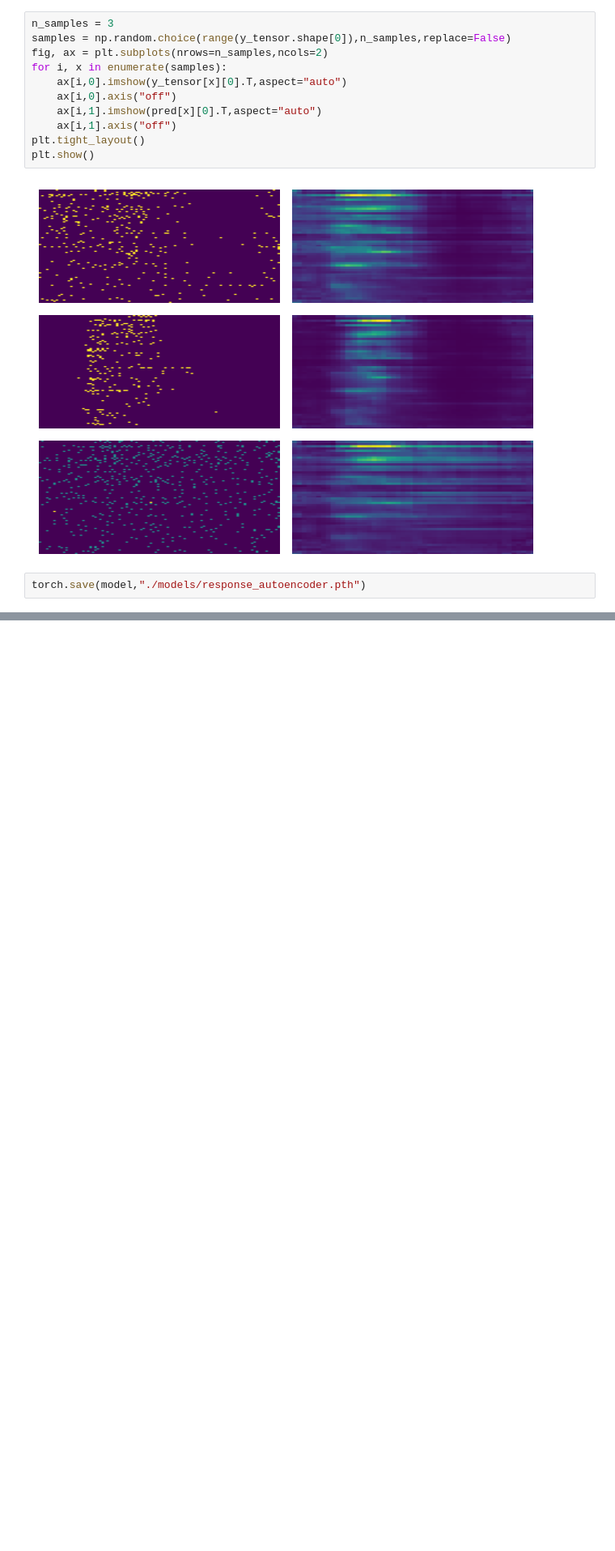
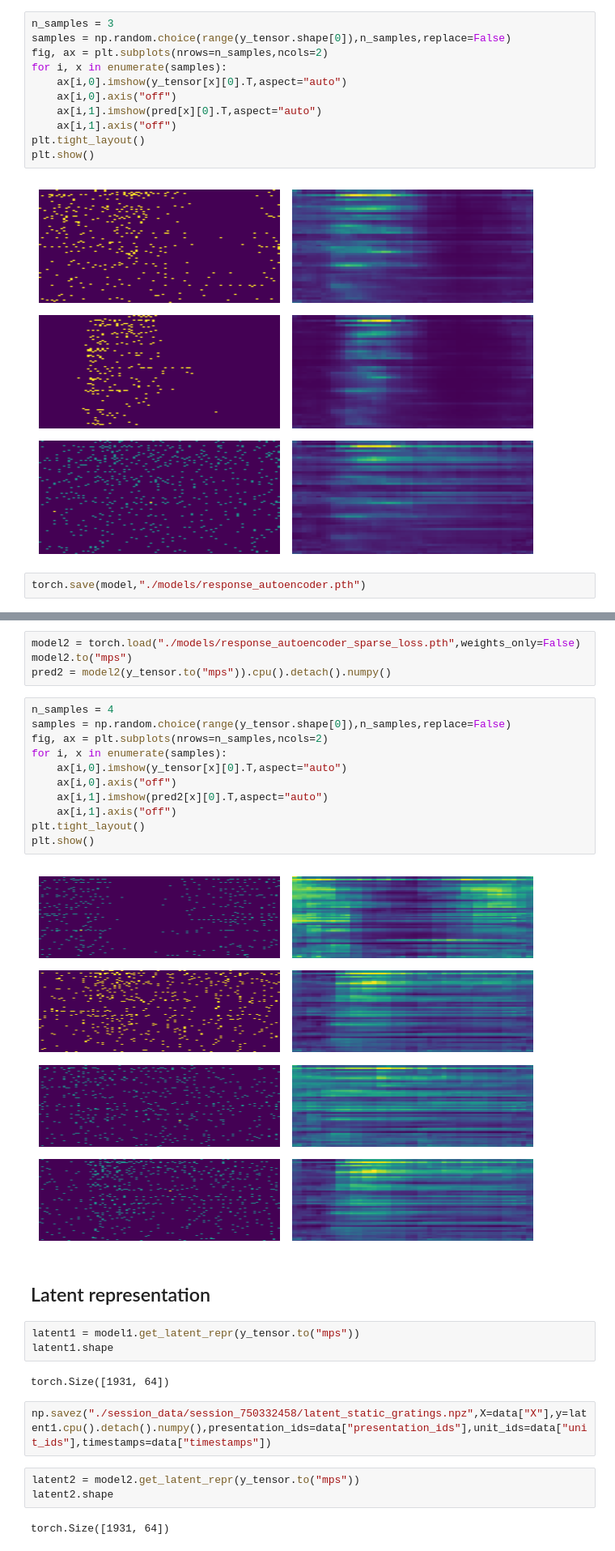
Before and after one commit to PhilSchoeb/ift-6168-project, a Jupyter notebook: dimensionality_reduction/autoencoder.ipynb, the cells around one changed output, grey strips where cells are left out. Shown at 81% size. Saved outputs shown, nothing was run; the diff lists cells and outputs as text; blank space fills up the shorter version.

Commit message:
save latent representations

```diff
--- a/dimensionality_reduction/autoencoder.ipynb
+++ b/dimensionality_reduction/autoencoder.ipynb
@@ -68,0 +98,31 @@ torch.save(model,"./models/response_autoencoder.pth")
+# %%
+model2 = torch.load("./models/response_autoencoder_sparse_loss.pth",weights_only=False)
+model2.to("mps")
+pred2 = model2(y_tensor.to("mps")).cpu().detach().numpy()
+# %%
+n_samples = 4
+samples = np.random.choice(range(y_tensor.shape[0]),n_samples,replace=False)
+fig, ax = plt.subplots(nrows=n_samples,ncols=2)
+for i, x in enumerate(samples):
+    ax[i,0].imshow(y_tensor[x][0].T,aspect="auto")
+    ax[i,0].axis("off")
+    ax[i,1].imshow(pred2[x][0].T,aspect="auto")
+    ax[i,1].axis("off")
+plt.tight_layout()
+plt.show()
+# %% [output]
+[figure, added]
+# %% [markdown]
+## Latent representation
+# %%
+latent1 = model1.get_latent_repr(y_tensor.to("mps"))
+latent1.shape
+# %% [output]
+torch.Size([1931, 64])
+# %%
+np.savez("./session_data/session_750332458/latent_static_gratings.npz",X=data["X"],y=latent1.cpu().detach().numpy(),presentation_ids=data["presentation_ids"],unit_ids=data["unit_ids"],timestamps=data["timestamps"])
+# %%
+latent2 = model2.get_latent_repr(y_tensor.to("mps"))
+latent2.shape
+# %% [output]
+torch.Size([1931, 64])
```
Also changed, not shown: parts of 6 cells of this notebook.
